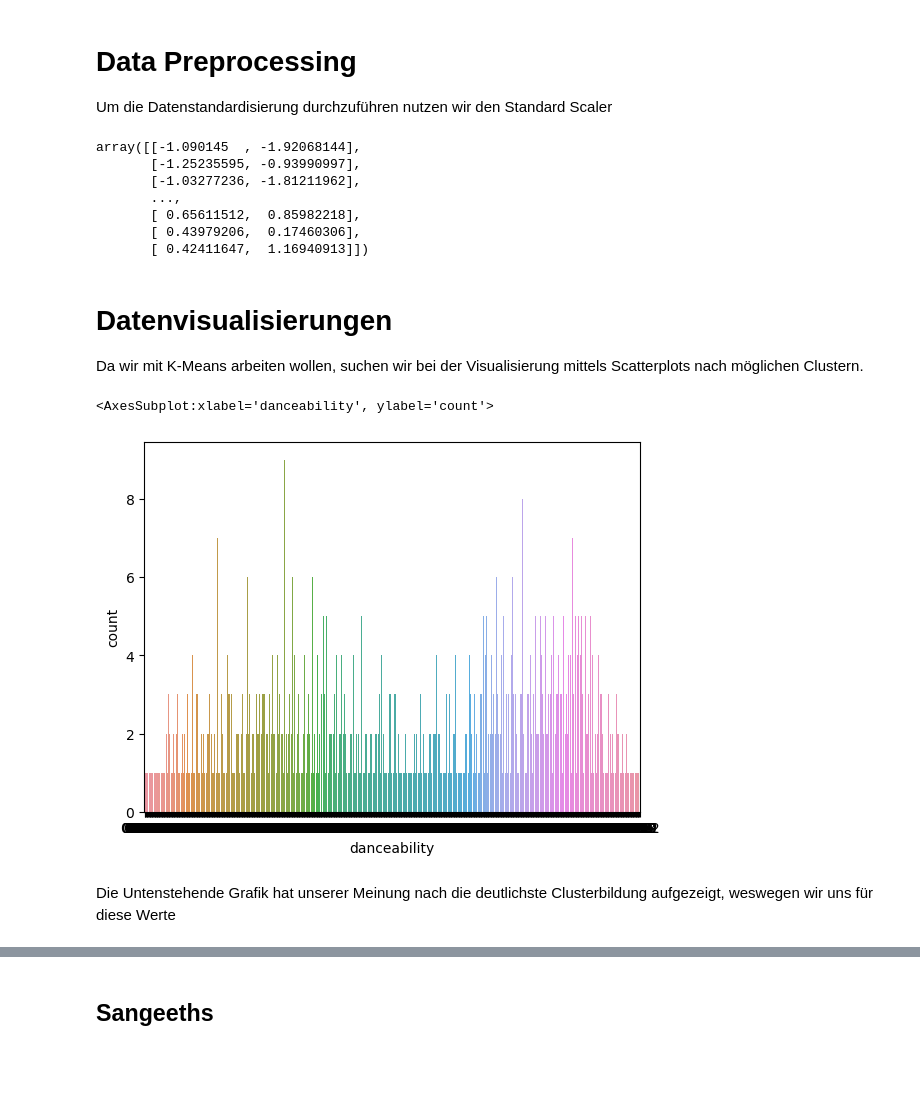
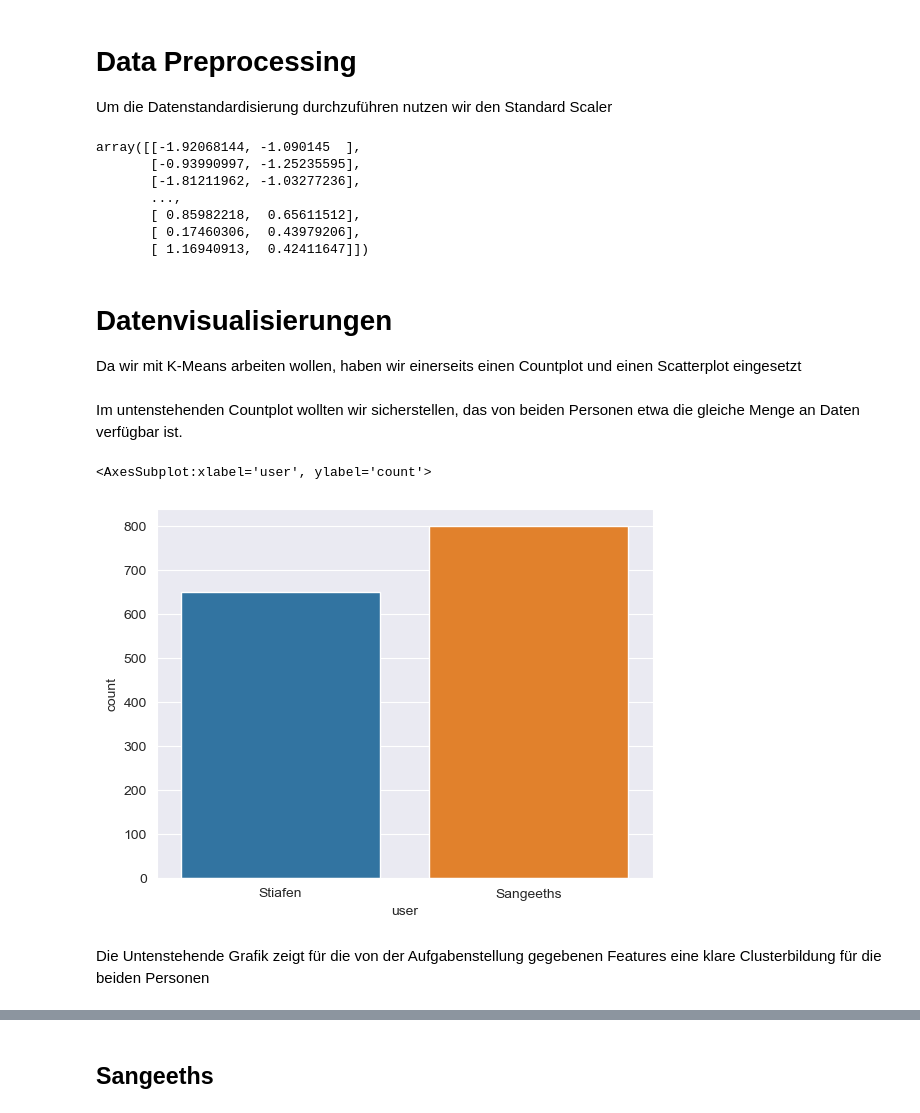
Before and after one commit to elFleppo/CDS-SpotipyProject, a Jupyter notebook: JupyterNotebook/SportifyProject.ipynb, the cells around one changed output, grey strips where cells are left out. Cells and saved outputs as stored; diff of their text form; code cells hidden in the pictures; blank space fills up the shorter version.

Commit message:
Scaler zeigt auf AudioFeaturesTotal, rawAudioFeatures eingefügt und Hue bei Plots

```diff
--- a/JupyterNotebook/SportifyProject.ipynb
+++ b/JupyterNotebook/SportifyProject.ipynb
@@ -100,10 +100,9 @@ def get_audio_features(user, tracklist):
         #    genres.append(artistgenres)
 
         #Dataframe generieren
+
         audioFeatures = pd.DataFrame(features)
-        #audioFeatures['genre'] = genres
-        #audioFeatures['popularity'] = popularity
-        #tracklist['artistgenre'] = genres
+        audioFeatures['user'] = user
         #Daten exportieren
 
         audioFeatures.to_csv(audiofeaturesfilename)
@@ -154,4 +153,5 @@ Nun holen wir die Audiofeatures aus allen Tracks und führen diese in einem Data
 audioFeaturesStiafen = get_audio_features("Stiafen", tracksStiafen)
 audioFeaturesSangeeths = get_audio_features("Sangeeths", tracksSangeeths)
 #Um über das Gesamtbild der Daten eine aussage machen zu können nehmen wir beide Dataframes in eines
-audioFeaturesTotal = audioFeaturesStiafen.append(audioFeaturesSangeeths)
+rawAudioFeaturesTotal = audioFeaturesStiafen.append(audioFeaturesSangeeths)
+rawAudioFeaturesTotal
@@ -248,20 +256,19 @@ audioFeaturesTotal.describe()
 # Data Preprocessing
 Um die Datenstandardisierung durchzuführen nutzen wir den Standard Scaler
 # %%
-features = ['energy','danceability']
-X = audioFeaturesTotal[features]
 
+X = audioFeaturesTotal
 scaler =  StandardScaler()
 X_scaled = scaler.fit_transform(X)
 X_scaled
 # %% [output]
-array([[-1.090145  , -1.92068144],
-       [-1.25235595, -0.93990997],
-       [-1.03277236, -1.81211962],
+array([[-1.92068144, -1.090145  ],
+       [-0.93990997, -1.25235595],
+       [-1.81211962, -1.03277236],
        ...,
-       [ 0.65611512,  0.85982218],
-       [ 0.43979206,  0.17460306],
-       [ 0.42411647,  1.16940913]])
+       [ 0.85982218,  0.65611512],
+       [ 0.17460306,  0.43979206],
+       [ 1.16940913,  0.42411647]])
 # %% [markdown]
 # Datenvisualisierungen
-Da wir mit K-Means arbeiten wollen, suchen wir bei der Visualisierung mittels Scatterplots nach möglichen Clustern.
+Da wir mit K-Means arbeiten wollen, haben wir einerseits einen Countplot und einen Scatterplot eingesetzt
@@ -272,8 +275,10 @@ allAudioFeatures = audioFeaturesTotal
+# %% [markdown]
+Im untenstehenden Countplot wollten wir sicherstellen, das von beiden Personen etwa die gleiche Menge an Daten verfügbar ist.
 # %%
-sns.countplot(x = allAudioFeatures["danceability"])
+sns.countplot(x = rawAudioFeaturesTotal["user"])
 # %% [output]
-<AxesSubplot:xlabel='danceability', ylabel='count'>
+<AxesSubplot:xlabel='user', ylabel='count'>
-[figure, old version]
+[figure, new version]
-# %% [markdown]
-Die Untenstehende Grafik hat unserer Meinung nach die deutlichste Clusterbildung aufgezeigt, weswegen wir uns für diese Werte
+# %% [markdown]
+Die Untenstehende Grafik zeigt für die von der Aufgabenstellung gegebenen Features eine klare Clusterbildung für die beiden Personen
 # %%
```
Also changed, not shown: parts of 17 cells of this notebook.
